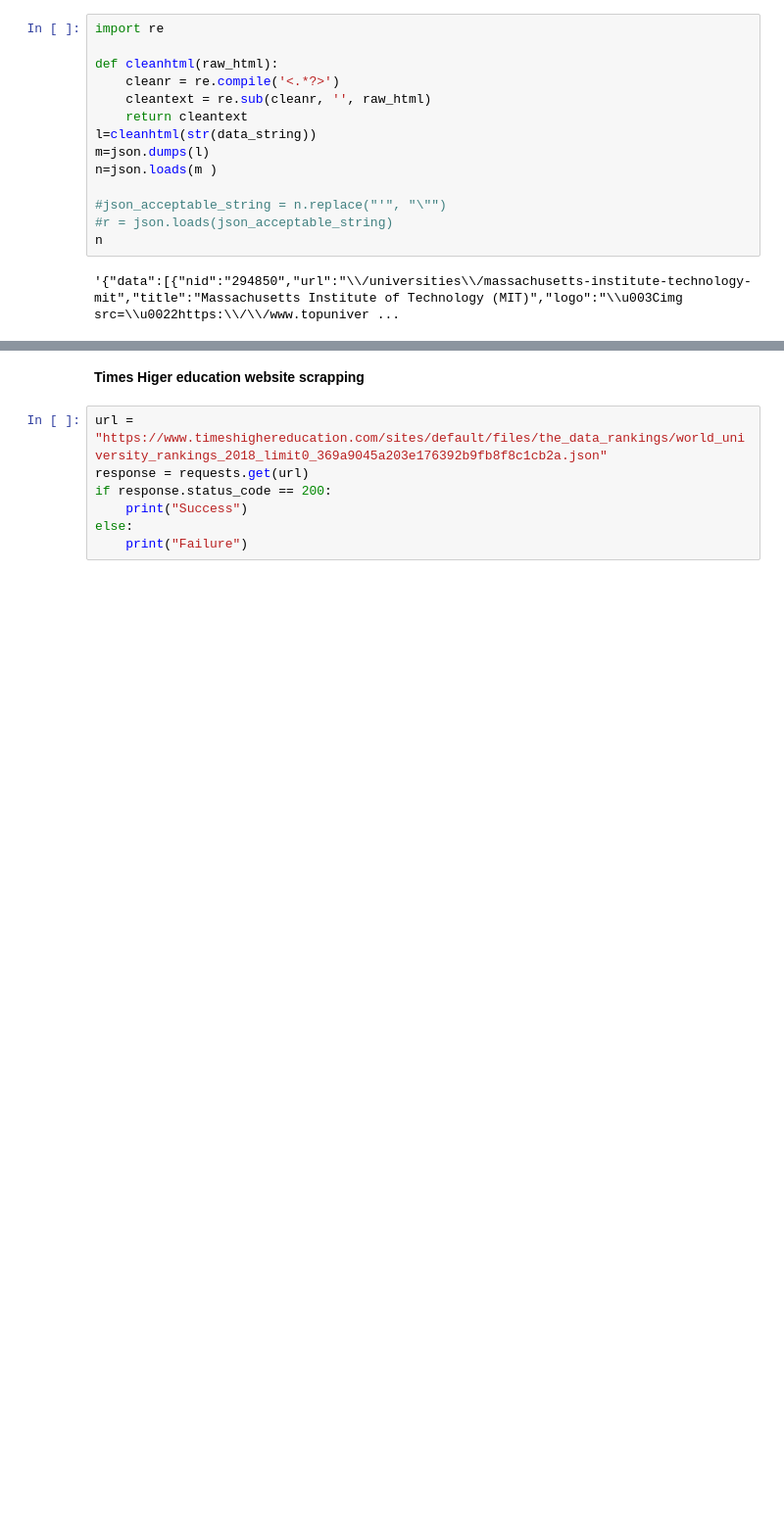
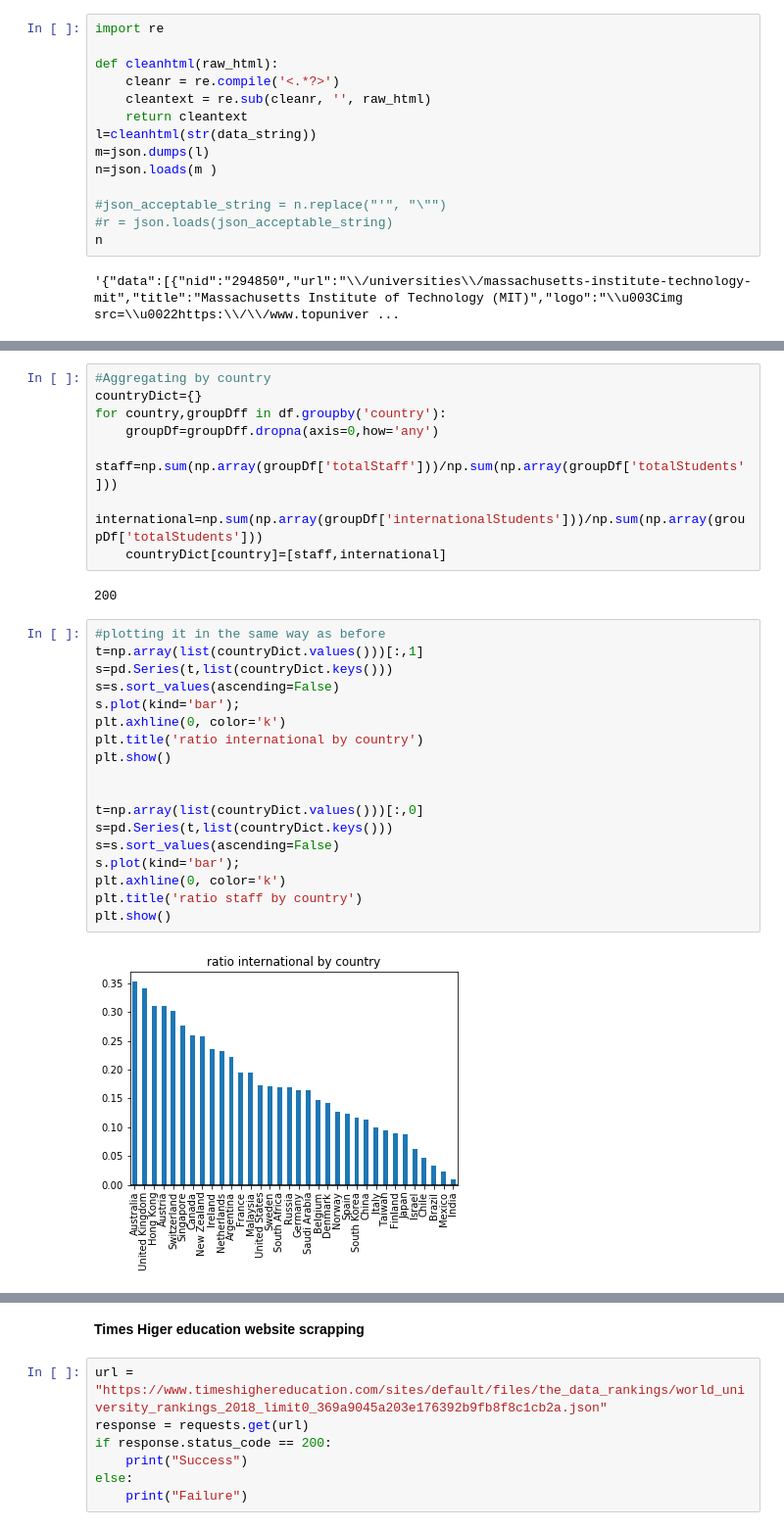
Before and after one commit to a3VonG/testrepoada, a Jupyter notebook: ADA-2.ipynb, the cells around one changed output, grey strips where cells are left out. Shown at 98% size. Drawn from its saved outputs; the diff is of its cells as text; blank space fills up the shorter version.

```diff
--- a/ADA-2.ipynb
+++ b/ADA-2.ipynb
@@ -101,0 +157,30 @@ missing international staff https://www.topuniversities.com/universities/indian-
+# %%
+#Aggregating by country
+countryDict={}
+for country,groupDff in df.groupby('country'):
+    groupDf=groupDff.dropna(axis=0,how='any')
+    staff=np.sum(np.array(groupDf['totalStaff']))/np.sum(np.array(groupDf['totalStudents']))
+    international=np.sum(np.array(groupDf['internationalStudents']))/np.sum(np.array(groupDf['totalStudents']))
+    countryDict[country]=[staff,international]
+# %% [output]
+200
+# %%
+#plotting it in the same way as before
+t=np.array(list(countryDict.values()))[:,1]
+s=pd.Series(t,list(countryDict.keys()))
+s=s.sort_values(ascending=False)
+s.plot(kind='bar');
+plt.axhline(0, color='k')
+plt.title('ratio international by country')
+plt.show()
+
+
+t=np.array(list(countryDict.values()))[:,0]
+s=pd.Series(t,list(countryDict.keys()))
+s=s.sort_values(ascending=False)
+s.plot(kind='bar');
+plt.axhline(0, color='k')
+plt.title('ratio staff by country')
+plt.show()
+# %% [output]
+[figure, added]
```
Also changed, not shown: parts of 11 cells of this notebook.
